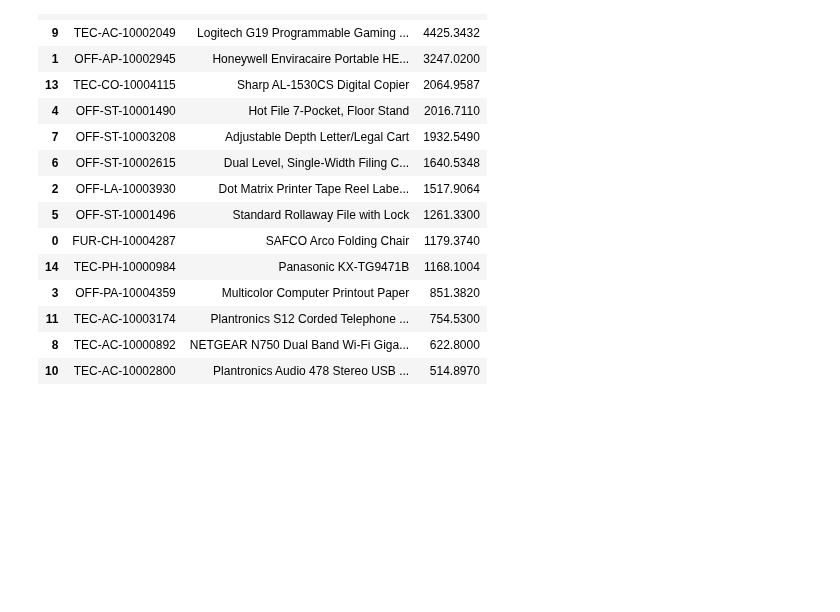
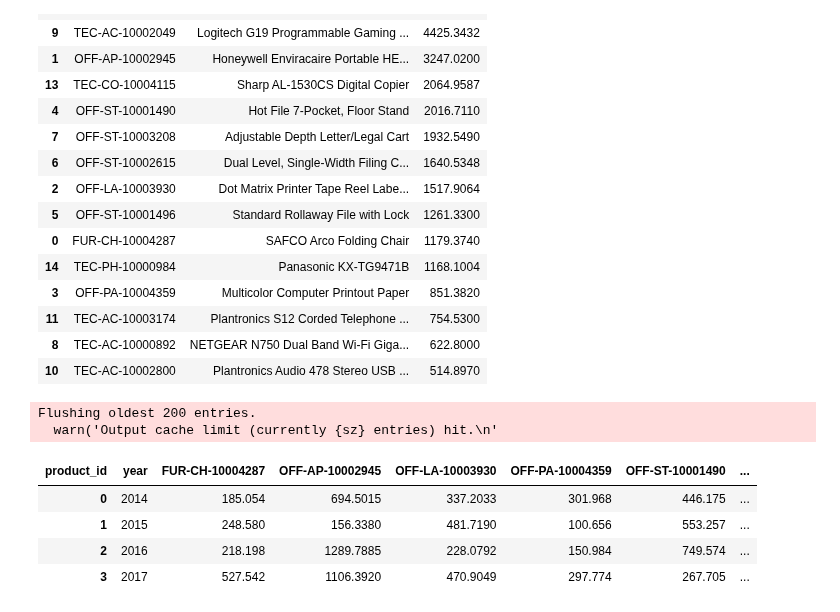
Before and after one commit to Dilcia19/superstore, a Jupyter notebook: notebooks/analysis_in_py.ipynb, the cells around one changed output. Cells and saved outputs as stored; diff of their text form; code cells hidden in the pictures; blank space fills up the shorter version.

```diff
--- a/notebooks/analysis_in_py.ipynb
+++ b/notebooks/analysis_in_py.ipynb
@@ -554,3 +554,17 @@ quantile_90_products_gp
 | 11 | TEC-AC-10003174 | Plantronics S12 Corded Telephone ... | 754.5300 |
 | 8 | TEC-AC-10000892 | NETGEAR N750 Dual Band Wi-Fi Giga... | 622.8000 |
 | 10 | TEC-AC-10002800 | Plantronics Audio 478 Stereo USB ... | 514.8970 |
+# %%
+quantile_90_products_gp_ls = list(quantile_90_products_gp['product_id'].unique())
+quantile_90_yearly = store_records[store_records['product_id'].isin(quantile_90_products_gp_ls)]
+quantile_90_yearly = quantile_90_yearly[['product_id','year','profit']].groupby(['product_id','year']).agg({'profit':'sum'}).reset_index()
+quantile_90_yearly_pv = pd.pivot_table(quantile_90_yearly, index='year', columns='product_id', values='profit').reset_index()
+quantile_90_yearly_pv
+# %% [output]
+Flushing oldest 200 entries.
+  warn('Output cache limit (currently {sz} entries) hit.\n'
+| product_id | year | FUR-CH-10004287 | OFF-AP-10002945 | OFF-LA-10003930 | OFF-PA-10004359 | OFF-ST-10001490 | ... |
+| 0 | 2014 | 185.054 | 694.5015 | 337.2033 | 301.968 | 446.175 | ... |
+| 1 | 2015 | 248.580 | 156.3380 | 481.7190 | 100.656 | 553.257 | ... |
+| 2 | 2016 | 218.198 | 1289.7885 | 228.0792 | 150.984 | 749.574 | ... |
+| 3 | 2017 | 527.542 | 1106.3920 | 470.9049 | 297.774 | 267.705 | ... |
```
Also changed, not shown: parts of 1 cell of this notebook.
